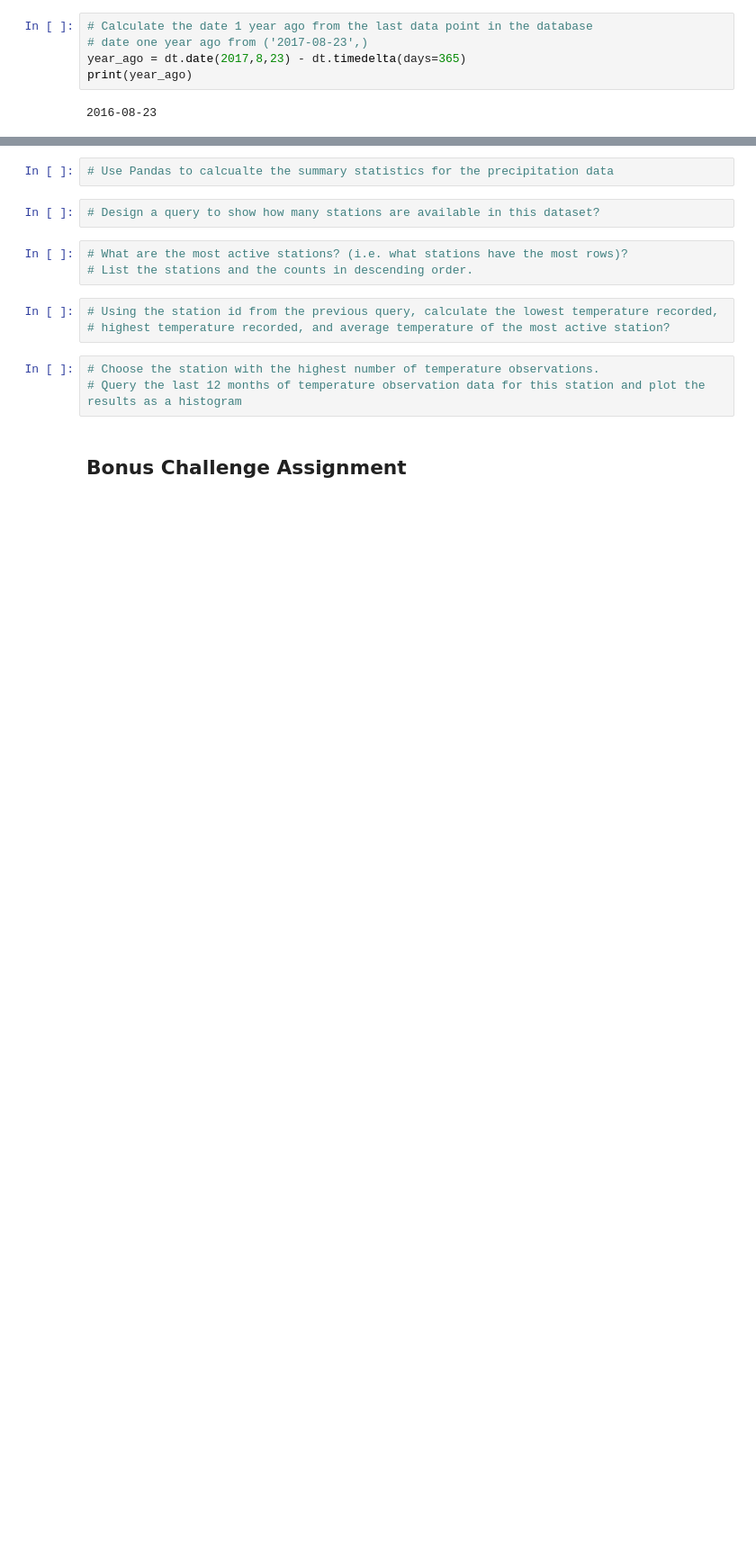
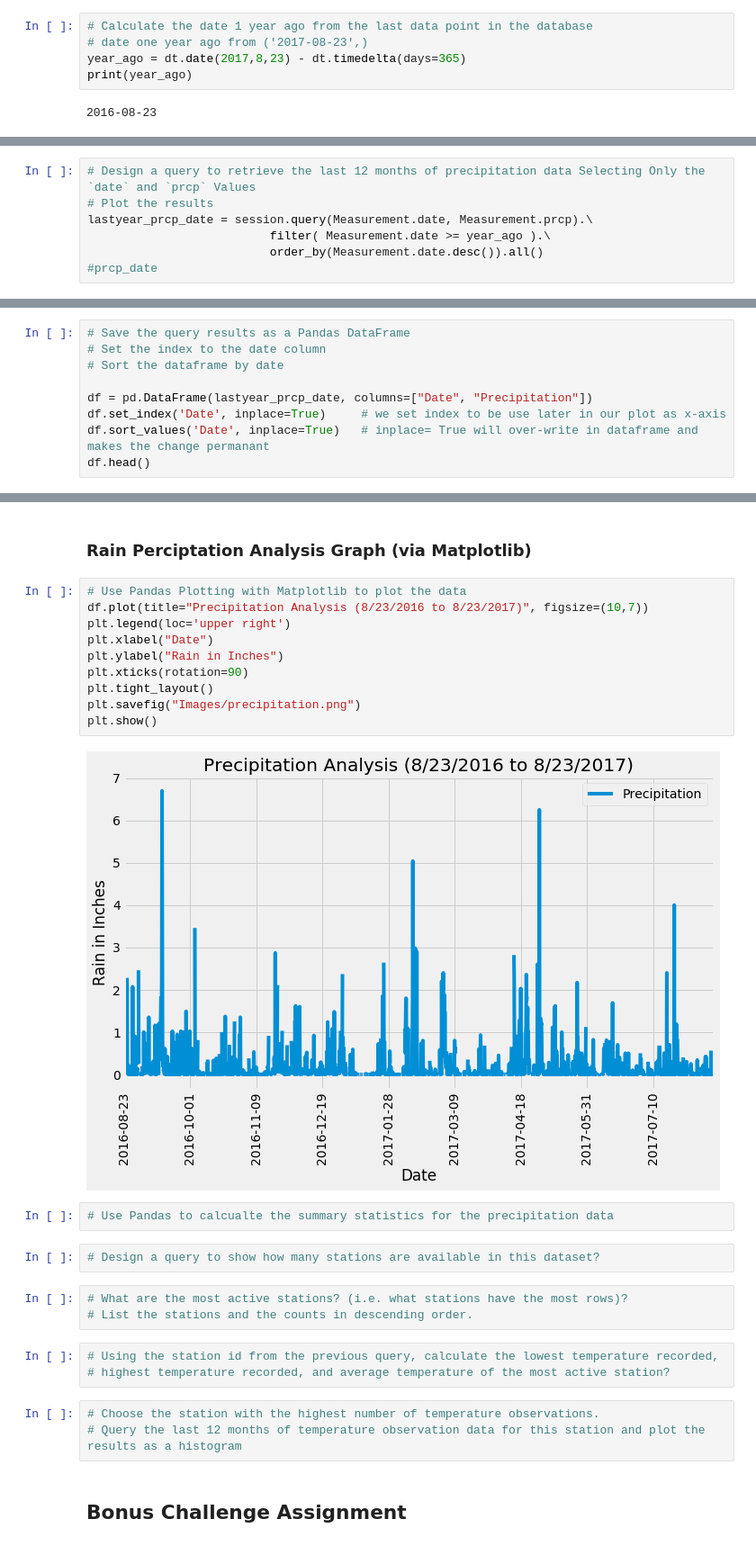
Before and after one commit to fereshtehaghaei/Climate-Analysis-SQLAlchemy, a Jupyter notebook: climate_starter.ipynb, the cells around one changed output, grey strips where cells are left out. Shown at 90% size. Saved outputs shown, nothing was run; the diff lists cells and outputs as text; blank space fills up the shorter version.

Commit message:
added code for panda dataframe and perciptation analysis graph

```diff
--- a/climate_starter.ipynb
+++ b/climate_starter.ipynb
@@ -144,0 +127,7 @@ print(year_ago)
+# %%
+# Design a query to retrieve the last 12 months of precipitation data Selecting Only the `date` and `prcp` Values
+# Plot the results
+lastyear_prcp_date = session.query(Measurement.date, Measurement.prcp).\
+                          filter( Measurement.date >= year_ago ).\
+                          order_by(Measurement.date.desc()).all()
+#prcp_date
@@ -144,0 +139,9 @@ print(year_ago)
+# %%
+# Save the query results as a Pandas DataFrame
+# Set the index to the date column
+# Sort the dataframe by date
+
+df = pd.DataFrame(lastyear_prcp_date, columns=["Date", "Precipitation"])
+df.set_index('Date', inplace=True)     # we set index to be use later in our plot as x-axis
+df.sort_values('Date', inplace=True)   # inplace= True will over-write in dataframe and makes the change permanant
+df.head()
@@ -145,3 +156,17 @@ print(year_ago)
+# %% [markdown]
+### Rain Perciptation Analysis Graph (via Matplotlib)
+# %%
+# Use Pandas Plotting with Matplotlib to plot the data
+df.plot(title="Precipitation Analysis (8/23/2016 to 8/23/2017)", figsize=(10,7))
+plt.legend(loc='upper right')
+plt.xlabel("Date")
+plt.ylabel("Rain in Inches")
+plt.xticks(rotation=90)
+plt.tight_layout()
+plt.savefig("Images/precipitation.png")
+plt.show()
+# %% [output]
+[figure, added]
 # %%
 # Use Pandas to calcualte the summary statistics for the precipitation data
 # %%
```
Also changed, not shown: parts of 9 cells of this notebook.
